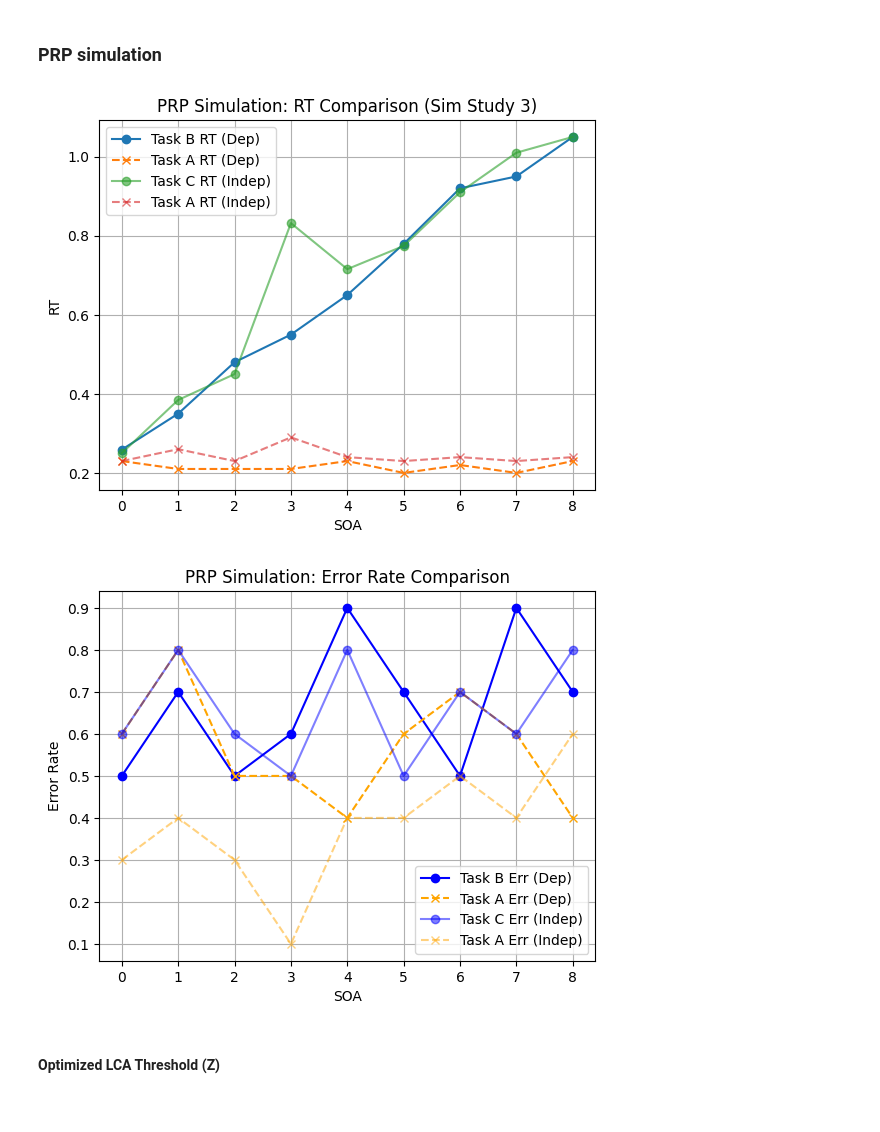
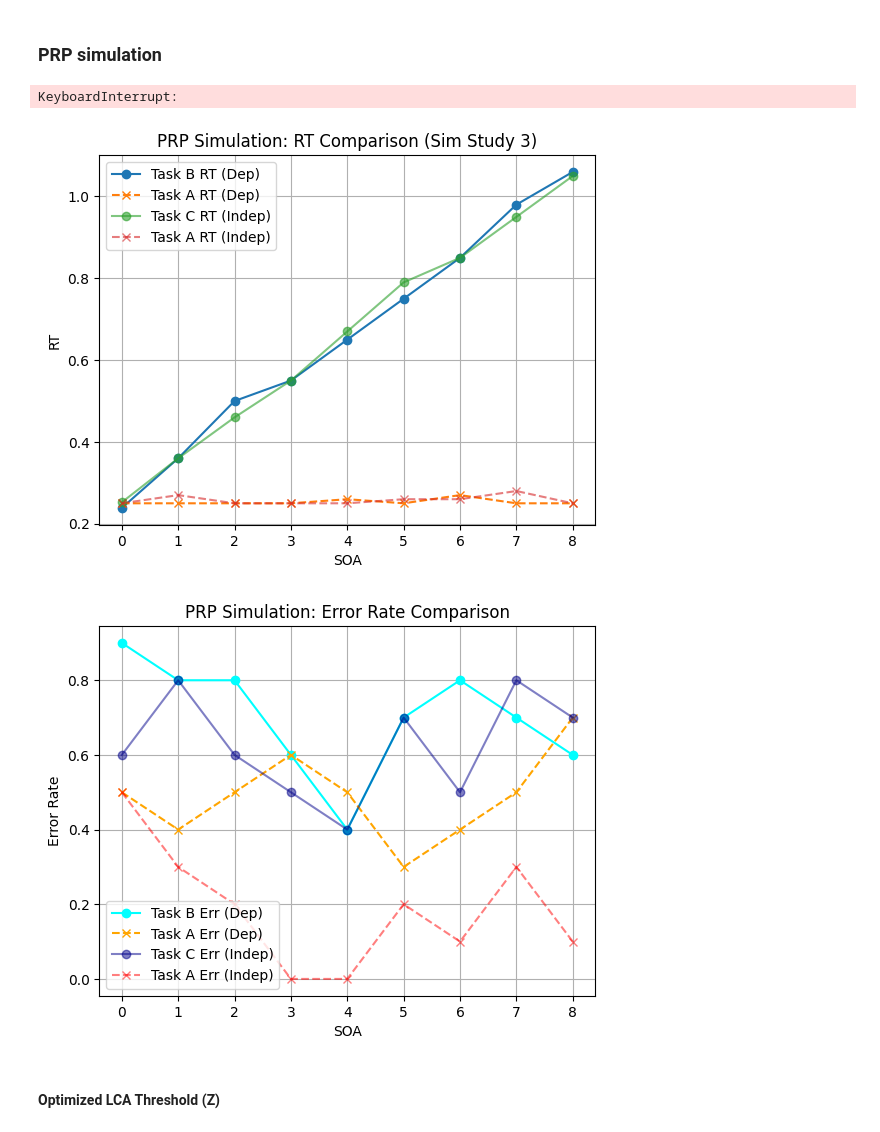
Before and after one commit to acesmeci/prp_model, a Jupyter notebook: notebooks/clean_implementation.ipynb, the cells around one changed output. Saved outputs shown, nothing was run; the diff lists cells and outputs as text; code cells hidden in the pictures.

```diff
--- a/notebooks/clean_implementation.ipynb
+++ b/notebooks/clean_implementation.ipynb
@@ -235,9 +235,9 @@ inp, task, target, _ = generate_fixed_task_set(
 )
 
 net = TaskNetworkWrapper(hidden_size=100)
-net.train_online(inp, task, target, stop_loss=0.002) # Paper stop_loss = 0.001
+net.train_online(inp, task, target, stop_loss=0.001) # Paper stop_loss = 0.001
 
 # Save model after training
-#torch.save(net.model.state_dict(), "output/trained_model.pth")
+torch.save(net.model.state_dict(), "../output/trained_model_0001.pth")
 print("✅ Model saved to output/trained_model.pth")
 # %% [output]
@@ -401,7 +402,7 @@ Testing multitask: C + A
 # %% [markdown]
 ### PRP simulation
 # %%
-
+# Inefficient method to generate a single PRP trial
 def simple_trial_generator(prp_pair=("B", "A"), seed=None):
     """
     Generate a single PRP trial from the fixed task set.
@@ -464,6 +465,8 @@ results_ca = sweep_soa(
     persistence=0.5,
     verbose=False
 )
+# %% [output]
+KeyboardInterrupt:
 # %%
 # Efficient pairwise trial generator
 def generate_trial_pair(prp_pair=("B", "A"), N_pathways=3, N_features=3, seed=None):
@@ -515,7 +518,7 @@ results_ba = sweep_soa(
     n_trials_per_soa=10,           # Optional: increase to 50 for final experiments
     tau_net=0.2,
     tau_task=0.2,
-    persistence=0.5, # run with 0.9
+    persistence=0.9, # run with 0.9
     verbose=False
 )
 
@@ -527,7 +530,7 @@ results_ca = sweep_soa(
     n_trials_per_soa=10,
     tau_net=0.2,
     tau_task=0.2,
-    persistence=0.5, # 0.9 for proper interference.
+    persistence=0.9, # 0.9 for proper interference.
     verbose=False
 )
 # %%
@@ -536,40 +539,40 @@ results_ca = sweep_soa(
 # RTs
 plt.plot(results_ba["soa"], results_ba["rt_b"], label="Task B RT (Dep)", marker='o')
 plt.plot(results_ba["soa"], results_ba["rt_a"], label="Task A RT (Dep)", marker='x', linestyle='--')
 
 plt.plot(results_ca["soa"], results_ca["rt_b"], label="Task C RT (Indep)", marker='o', alpha=0.6)
 plt.plot(results_ca["soa"], results_ca["rt_a"], label="Task A RT (Indep)", marker='x', linestyle='--', alpha=0.6)
 
 plt.xlabel("SOA")
 plt.ylabel("RT")
 plt.title("PRP Simulation: RT Comparison (Sim Study 3)")
 plt.grid(True)
 plt.legend()
-#plt.savefig("../output/plots/prp_simulation_rt_comparison.png", dpi=300)
+plt.savefig("../output/plots/prp_simulation_rt_comparison_0001L_09P.png", dpi=300)
 plt.show()
 
 # Error Rates
 err_a_ba = [1 - a if not np.isnan(a) else np.nan for a in results_ba["acc_a"]]
 err_b_ba = [1 - b if not np.isnan(b) else np.nan for b in results_ba["acc_b"]]
 err_a_ca = [1 - a if not np.isnan(a) else np.nan for a in results_ca["acc_a"]]
 err_c_ca = [1 - b if not np.isnan(b) else np.nan for b in results_ca["acc_b"]]
 
-plt.plot(results_ba["soa"], err_b_ba, marker='o', label="Task B Err (Dep)", color="blue")
+plt.plot(results_ba["soa"], err_b_ba, marker='o', label="Task B Err (Dep)", color="cyan")
 plt.plot(results_ba["soa"], err_a_ba, marker='x', linestyle='--', label="Task A Err (Dep)", color="orange")
 
-plt.plot(results_ca["soa"], err_c_ca, marker='o', label="Task C Err (Indep)", color="blue", alpha=0.5)
-plt.plot(results_ca["soa"], err_a_ca, marker='x', linestyle='--', label="Task A Err (Indep)", color="orange", alpha=0.5)
+plt.plot(results_ca["soa"], err_c_ca, marker='o', label="Task C Err (Indep)", color="darkblue", alpha=0.5)
+plt.plot(results_ca["soa"], err_a_ca, marker='x', linestyle='--', label="Task A Err (Indep)", color="red", alpha=0.5)
 
 plt.xlabel("SOA")
 plt.ylabel("Error Rate")
 plt.title("PRP Simulation: Error Rate Comparison")
 plt.grid(True)
 plt.legend()
-#plt.savefig("../output/plots/prp_simulation_error_rate_comparison.png", dpi=300)
+plt.savefig("../output/plots/prp_simulation_error_rate_comparison_0001L_09P.png", dpi=300)
 plt.show()
 # %% [output]
-[figure, old version]
+[figure, new version]
-[figure, old version]
+[figure, new version]
 # %% [markdown]
 #### Optimized LCA Threshold (Z)
 # %%
```
Also changed, not shown: parts of 1 cell of this notebook, 2 other files.
